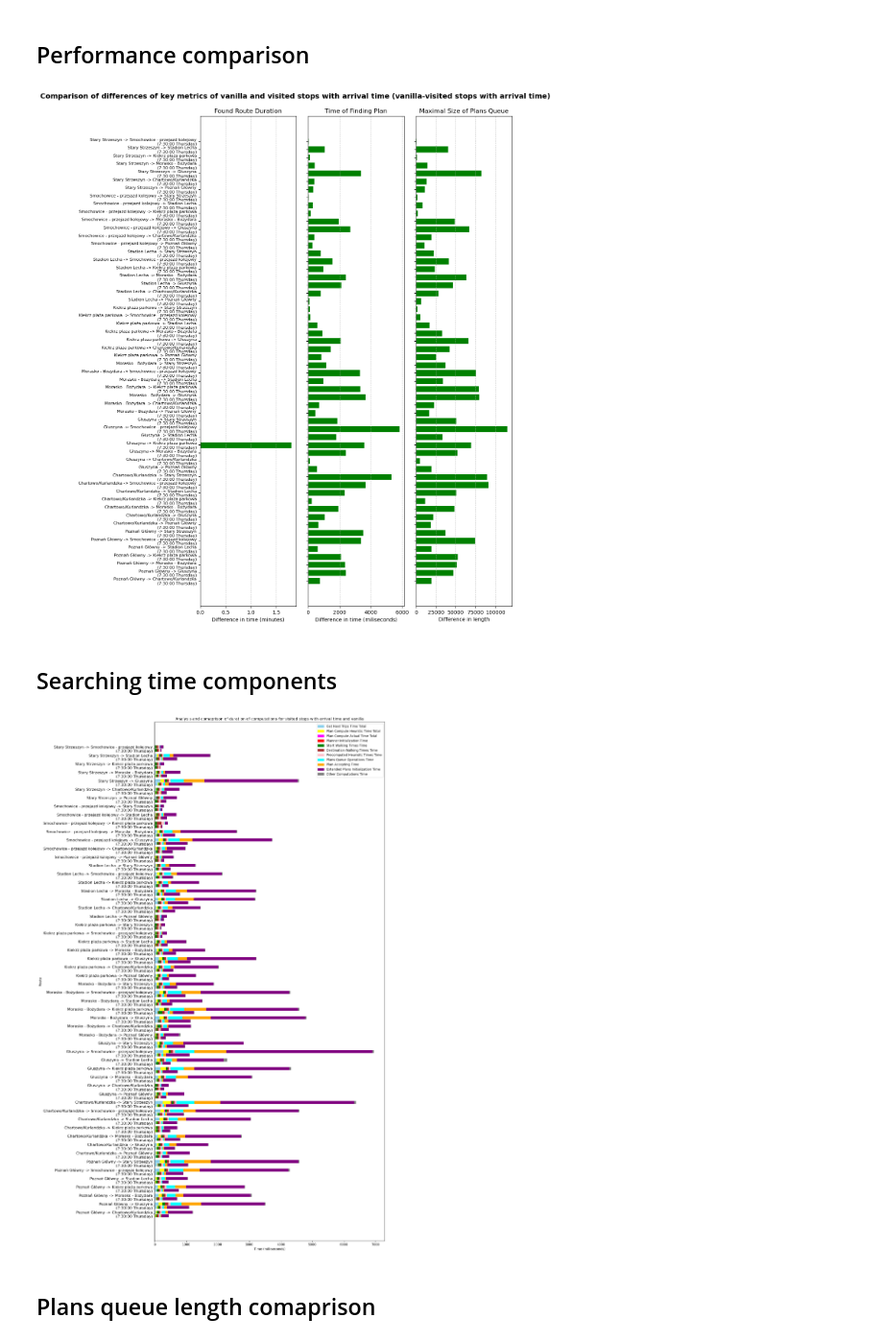
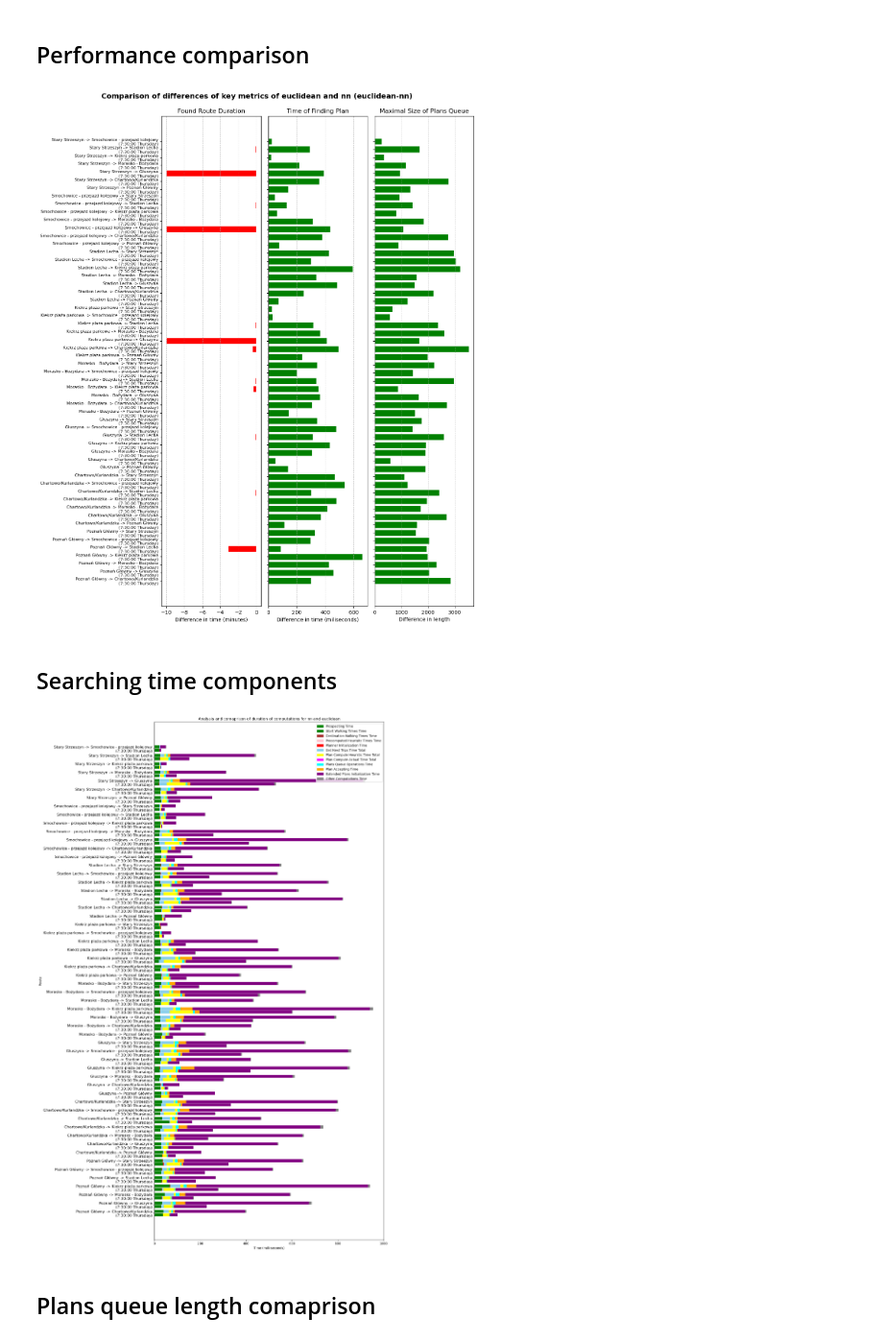
Before and after one commit to DawidJedraszczyk/e-Bimba, a Jupyter notebook: benchmark/two_benchmarks_comparison.ipynb, the cells around one changed output. Shown at 96% size. Drawn from its saved outputs; the diff is of its cells as text; code cells hidden in the pictures.

```diff
--- a/benchmark/two_benchmarks_comparison.ipynb
+++ b/benchmark/two_benchmarks_comparison.ipynb
@@ -21,10 +23,15 @@ Before running the notebook, please provide a benchamrk results csv files paths
 # %%
 #path1 = "benchmark_results/2024-11-15_14-56-01/small_automatic_benchmark_results_2024-11-15_14-56-01.csv"
 #path2 = "benchmark_results/2024-11-12_20-31-08/small_automatic_benchmark_results_2024-11-12_20-31-08.csv"
-path2 = "benchmark_results/2024-11-15_19-51-15/small_automatic_benchmark_results_2024-11-15_19-51-15.csv" #vanilla
+#path1 = "benchmark_results/2024-12-03_17-21-02/small_automatic_benchmark_results_2024-12-03_17-21-02.csv" #nn
+#path2 = "benchmark_results/2024-12-04_00-13-58/small_automatic_benchmark_results_2024-12-04_00-13-58.csv" #small nn
 # path2 = "benchmark_results/2024-11-15_22-15-46/small_automatic_benchmark_results_2024-11-15_22-15-46.csv" # added discovered stops dict
 #path2 = "benchmark_results/2024-11-15_22-47-11/small_automatic_benchmark_results_2024-11-15_22-47-11.csv" # no visited stops set
-path1 = "benchmark_results/2024-11-16_00-03-08/small_automatic_benchmark_results_2024-11-16_00-03-08.csv" # visited stops with time
+#path2 = "benchmark_results/2024-11-16_00-03-08/small_automatic_benchmark_results_2024-11-16_00-03-08.csv" # eucliden vanila
+path1 = "benchmark_results/2024-12-04_23-24-39/small_automatic_benchmark_results_2024-12-04_23-24-39.csv" # Jakub version nn
+#path2 = "benchmark_results/2024-12-05_00-45-42/small_automatic_benchmark_results_2024-12-05_00-45-42.csv" # Jakub version euclidean
+#path2 = "benchmark_results/2024-12-05_15-36-24/small_automatic_benchmark_results_2024-12-05_15-36-24.csv" # corrected euclidean
+path2 = "benchmark_results/2024-12-05_15-46-41/small_automatic_benchmark_results_2024-12-05_15-46-41.csv" # euclidean max speed 72 km/h
 # %% [markdown]
 ## (optional) Define data analysis file name
 # %%
@@ -158,7 +165,7 @@ fig.suptitle(f'Comparison of differences of key metrics of {benchmark_2_name} an
 plt.tight_layout()
 plt.show()
 # %% [output]
-[figure, old version]
+[figure, new version]
 # %% [markdown]
 ## Searching time components
 # %%
@@ -191,8 +198,8 @@ color_map = {
     'other_computations_time': 'gray',
 }
 
-df1_columns = [c for c in all_columns if c in df1]
-df2_columns = [c for c in all_columns if c in df2]
+df1_columns = [c for c in columns if c in df1]
+df2_columns = [c for c in columns if c in df2]
 
 df1['other_computations_time'] = df1['find_plans_time_total'] - df1[df1_columns].sum(axis=1, skipna=True)
 df2['other_computations_time'] = df2['find_plans_time_total'] - df2[df2_columns].sum(axis=1, skipna=True)
@@ -206,34 +213,34 @@ bar_width = 0.35
 gap_between_benchmarks = 0.05
 index = np.arange(len(df1))
 
 bottom1 = pd.Series([0] * len(df1))
 for column in columns:
     if column in df1:
         ax.barh([i - bar_width/2 - gap_between_benchmarks/2 for i in index], df1[column], bar_width, left=bottom1, color=color_map[column], label=column.replace('_', ' ').title() if column == columns[0] else "")
         bottom1 += df1[column]
 ax.barh([i - bar_width/2 - gap_between_benchmarks/2 for i in index], df1['other_computations_time'], bar_width, left=bottom1, color=color_map['other_computations_time'], label='Other Computations Time' if 'other_computations_time' == columns[0] else "")
 
 bottom2 = pd.Series([0] * len(df2))
 for column in columns:
     if column in df2:
         ax.barh([i + bar_width/2 + gap_between_benchmarks/2 for i in index], df2[column], bar_width, left=bottom2, color=color_map[column], label=column.replace('_', ' ').title() if column == columns[0] else "")
         bottom2 += df2[column]
 ax.barh([i + bar_width/2 + gap_between_benchmarks/2 for i in index], df2['other_computations_time'], bar_width, left=bottom2, color=color_map['other_computations_time'], label='Other Computations Time' if 'other_computations_time' == columns[0] else "")
 
 plt.xlabel('Time (mili-seconds)')
 plt.ylabel('Route')
 plt.title(f'Analysis and comaprison of duration of computations for {benchmark_1_name} and {benchmark_2_name}')
 
 handles = [plt.Rectangle((0,0),1,1, color=color_map[col]) for col in columns + ['other_computations_time']]
 labels = [col.replace('_', ' ').title() for col in columns + ['other_computations_time']]
 ax.legend(handles, labels)
 
 ax.set_yticks(index)
 ax.set_yticklabels(df1['Label'], fontsize=12)  # Increase the font size of the route labels
 
 plt.show()
 # %% [output]
-[figure, old version]
+[figure, new version]
 # %% [markdown]
 ## Plans queue length comaprison
 # %%
```
Also changed, not shown: parts of 7 cells of this notebook, 1 other file.
